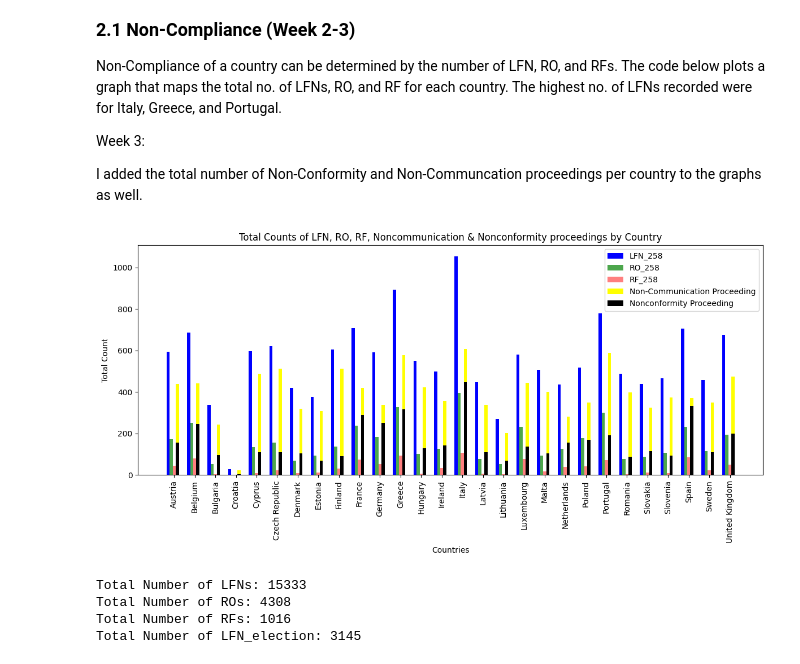
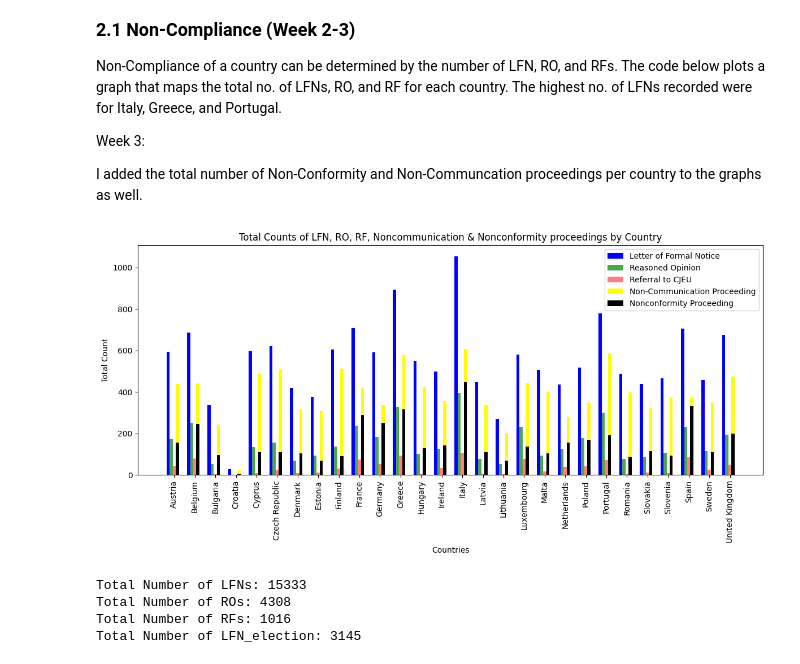
Before and after one commit to DaymudeLab/DissentSelfCensorship, a Jupyter notebook: notes.ipynb, the cells around one changed output. Saved outputs shown, nothing was run; the diff lists cells and outputs as text; code cells hidden in the pictures.

```diff
--- a/notes.ipynb
+++ b/notes.ipynb
@@ -94,37 +94,37 @@ grouped_data_2 =  data.groupby('member_state').agg({
 }).reset_index()
 
 plt.figure(figsize=(12, 6))
 
 # Get the countries
 countries = grouped_data['member_state']
 
 lfn_counts = grouped_data['LFN_258']
 ro_counts = grouped_data['RO_258']
 rf_counts = grouped_data['RF_258']
 incorrect_1_counts = grouped_data['incorrect']
 incorrect_0_counts = grouped_data_2['incorrect']
 
 bar_width = 0.15
 x_positions = np.arange(len(countries))
 
 # Plot the bars for each category
-plt.bar(x_positions - 2 * bar_width, lfn_counts, width=bar_width, label='LFN_258', color='blue')
-plt.bar(x_positions - bar_width, ro_counts, width=bar_width, label='RO_258', color='green', alpha=0.7)
-plt.bar(x_positions, rf_counts, width=bar_width, label='RF_258', color='red', alpha=0.5)
+plt.bar(x_positions - 2 * bar_width, lfn_counts, width=bar_width, label='Letter of Formal Notice', color='blue')
+plt.bar(x_positions - bar_width, ro_counts, width=bar_width, label='Reasoned Opinion', color='green', alpha=0.7)
+plt.bar(x_positions, rf_counts, width=bar_width, label='Referral to CJEU', color='red', alpha=0.5)
 plt.bar(x_positions + bar_width, incorrect_0_counts, width=bar_width, label='Non-Communication Proceeding', color='yellow')
 plt.bar(x_positions + bar_width, incorrect_1_counts, width=bar_width, label='Nonconformity Proceeding', color='black')
 
 
 plt.xticks(x_positions, countries, rotation=90)
 
 plt.xlabel('Countries')
 plt.ylabel('Total Count')
 plt.title('Total Counts of LFN, RO, RF, Noncommunication & Nonconformity proceedings by Country')
 plt.legend()
 plt.tight_layout()
 plt.show()
 # %% [output]
-[figure, old version]
+[figure, new version]
 # %%
 import pandas as pd
 
```
Also changed, not shown: parts of 8 cells of this notebook, 2 other files.
